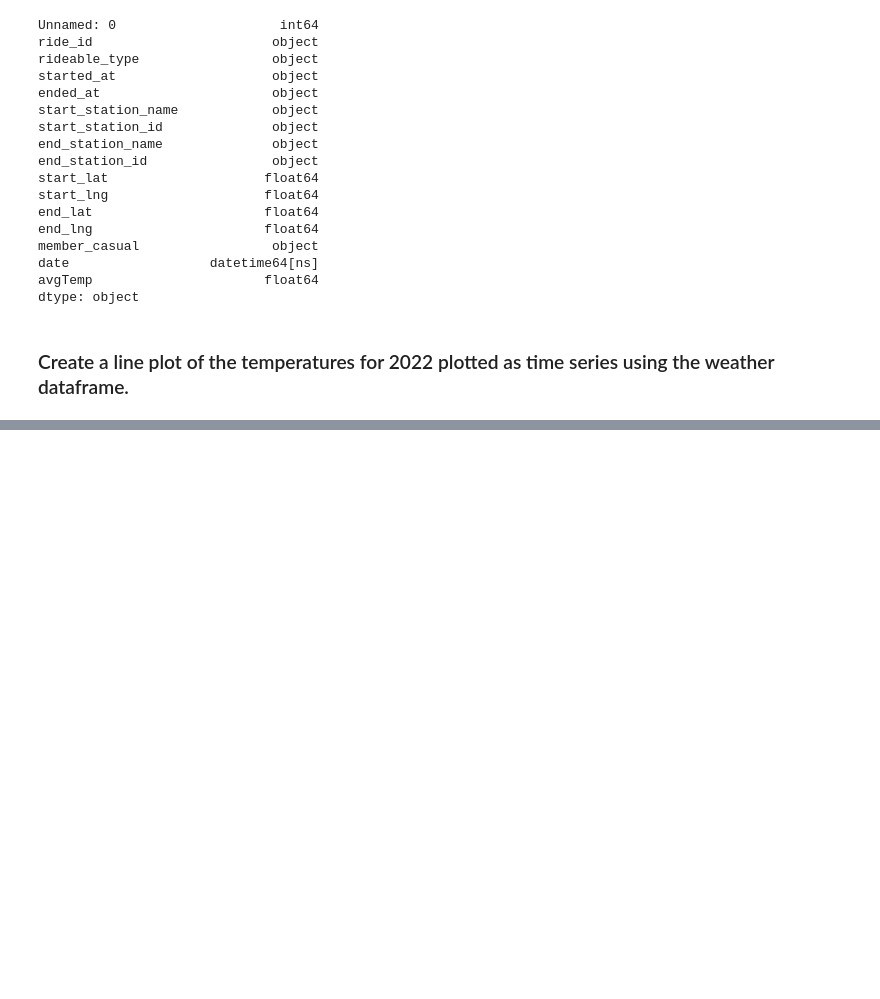
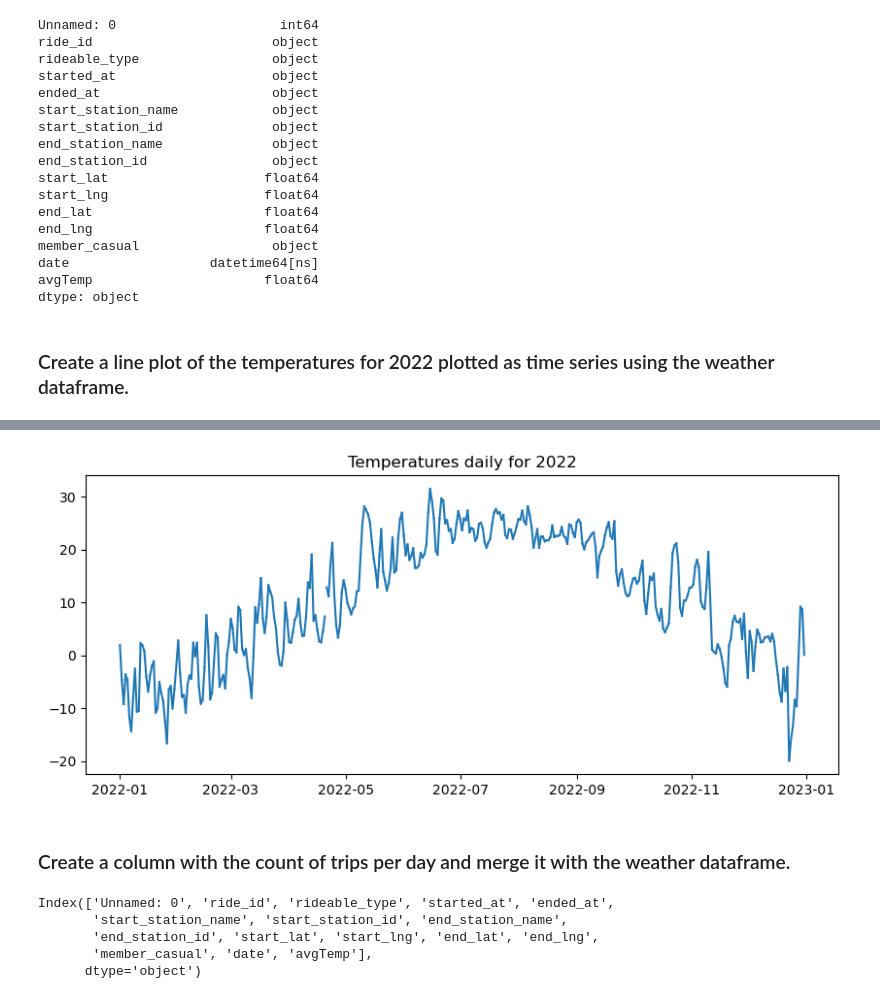
Before and after one commit to katiedallarosa/CitiBike, a Jupyter notebook: 2.3 Fundamentals of Visualization Libraries Part 1.ipynb, the cells around one changed output, grey strips where cells are left out. Drawn from its saved outputs; the diff is of its cells as text; code cells hidden in the pictures; blank space fills up the shorter version.

```diff
--- a/2.3 Fundamentals of Visualization Libraries Part 1.ipynb
+++ b/2.3 Fundamentals of Visualization Libraries Part 1.ipynb
@@ -118,0 +121,20 @@ df_temp['avgTemp'].plot()
+# %%
+# Create plot for avg temps for 2022 w/ title and adjusting figure size
+
+plt.figure(figsize=(10,4))
+plt.title('Temperatures daily for 2022')
+plt.plot(df_temp['avgTemp'])
+plt.savefig('dailytemps.png', bbox_inches='tight')
+plt.show()
+# %% [output]
+[figure, added]
+# %% [markdown]
+### Create a column with the count of trips per day and merge it with the weather dataframe.
+# %%
+df.columns
+# %% [output]
+Index(['Unnamed: 0', 'ride_id', 'rideable_type', 'started_at', 'ended_at',
+       'start_station_name', 'start_station_id', 'end_station_name',
+       'end_station_id', 'start_lat', 'start_lng', 'end_lat', 'end_lng',
+       'member_casual', 'date', 'avgTemp'],
+      dtype='object')
```
Also changed, not shown: parts of 14 cells of this notebook, 1 other file.
